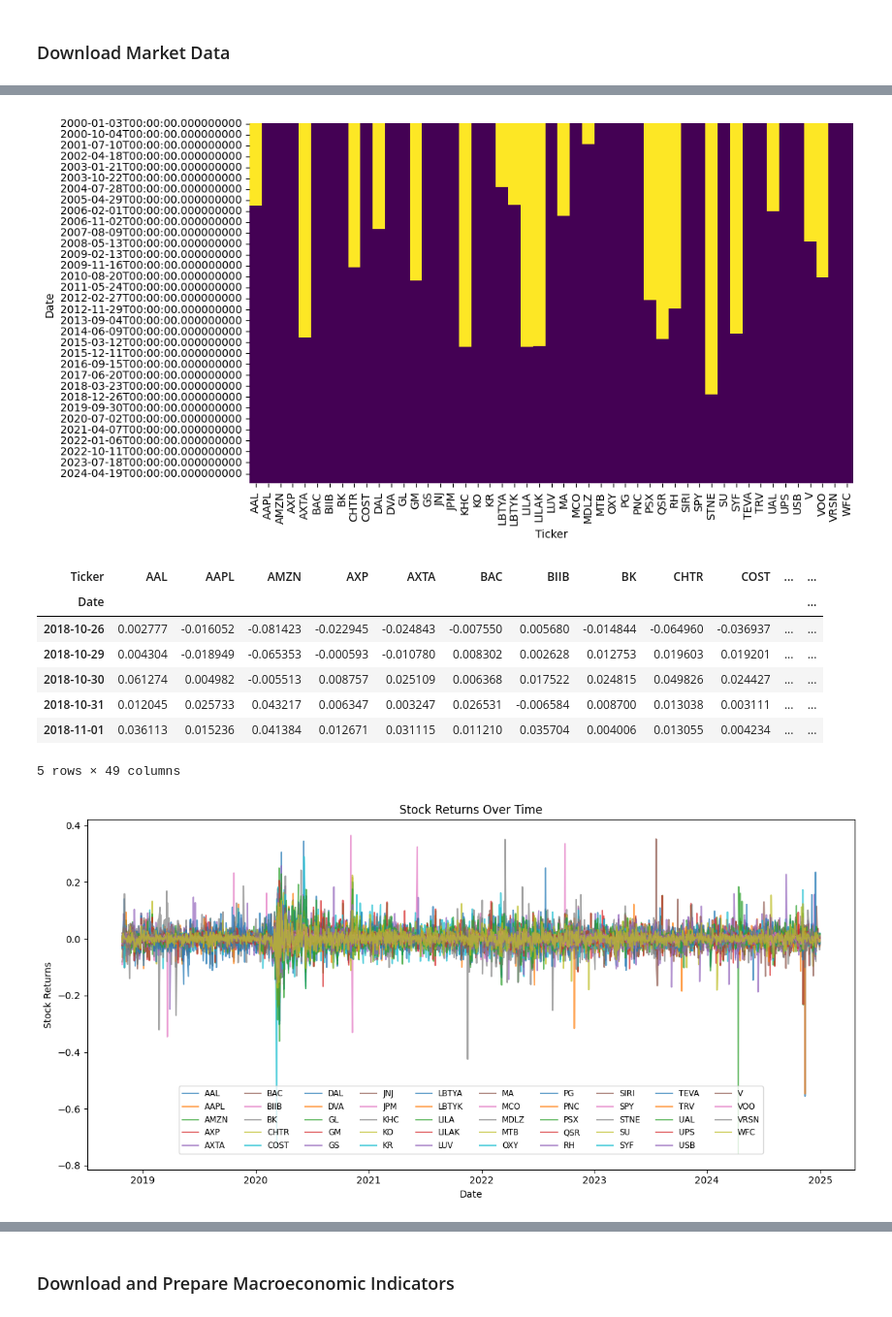
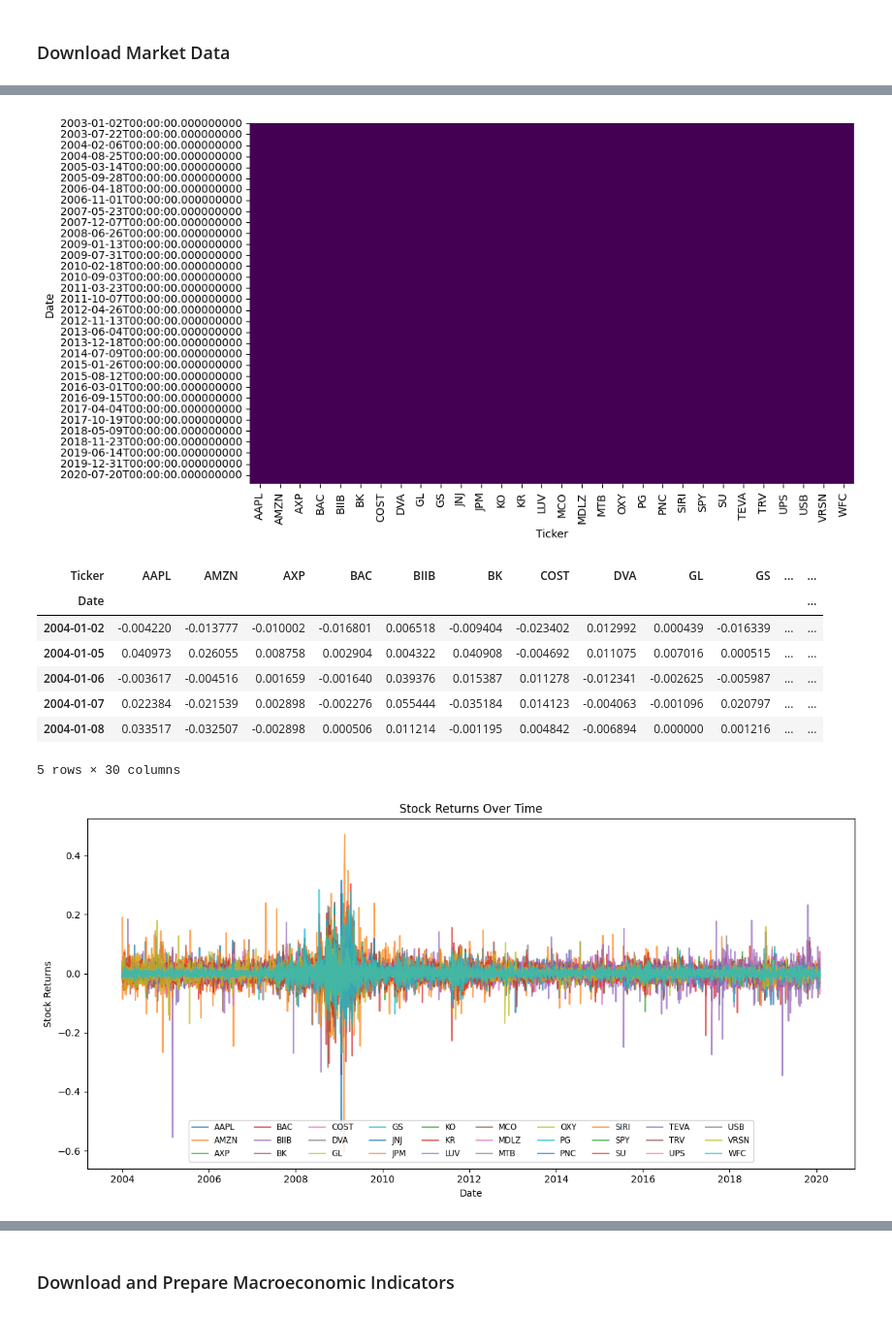
Before and after one commit to GioanZ/Portfolio-Stress-Testing-with-Deep-Generative-Models, a Jupyter notebook: stress_testing.ipynb, the cells around one changed output, grey strips where cells are left out. Shown at 97% size. Cells and saved outputs as stored; diff of their text form; code cells hidden in the pictures.

```diff
--- a/stress_testing.ipynb
+++ b/stress_testing.ipynb
@@ -89,6 +84,23 @@ end_date = "2025-01-01"
+# %%
+portfolio_df = pd.read_csv("portfolio.csv")
+tickers = portfolio_df["ticker"].tolist()
+
+portfolio_df["weight"] = portfolio_df["weight"] / 100.0
+portfolio_weights = portfolio_df["weight"].values
+# %%
+start_date = "2004-01-01"
+backtest_date = "2020-02-01"
+backtest_end = "2020-04-01"
+end_date = "2021-01-01"
+
+# To allow forward fill, download macro data starting 1 year earlier
+pre_start_date = (pd.to_datetime(start_date) - pd.DateOffset(years=1)).strftime(
+    "%Y-%m-%d"
+)
 # %% [markdown]
 ### Download Market Data
 # %%
-market_data = yf.download(tickers, start=start_date, end=end_date, progress=False)
+# Download market data once (Close prices and Volume)
+market_data = yf.download(tickers, start=pre_start_date, end=end_date, progress=False)
 market_data
 # %% [output]
@@ -110,6 +123,18 @@ market_data
+# %%
+close_data = market_data["Close"]
+returns_all = np.log(close_data / close_data.shift(1))
+
+# Use returns only from start_date to backtest_date for training
+returns_train = returns_all.loc[start_date:backtest_date]
+returns_test = returns_all.loc[backtest_date:backtest_end]
+
+# Scale returns
+returns_scaler = StandardScaler()
+returns_train_scaled = returns_train.copy()
+returns_train_scaled.iloc[:] = returns_scaler.fit_transform(returns_train_scaled)
 # %%
 plt.figure(figsize=(10,6))
-sns.heatmap(market_data["Close"].isnull(), cmap="viridis", cbar=False)
+sns.heatmap(returns_all.isnull(), cmap="viridis", cbar=False)
 plt.show()
 # %% [output]
-[figure, old version]
+[figure, new version]
@@ -124,25 +141,25 @@ returns_scaled.iloc[:] = returns_scaler.fit_transform(returns_scaled)
 # %%
-returns.head()
+returns_train.head()
 # %% [output]
-| Ticker | AAL | AAPL | AMZN | AXP | AXTA | BAC | BIIB | BK | CHTR | COST | ... | ... |
+| Ticker | AAPL | AMZN | AXP | BAC | BIIB | BK | COST | DVA | GL | GS | ... | ... |
 | Date |  |  |  |  |  |  |  |  |  |  |  | ... |
-| 2018-10-26 | 0.002777 | -0.016052 | -0.081423 | -0.022945 | -0.024843 | -0.007550 | 0.005680 | -0.014844 | -0.064960 | -0.036937 | ... | ... |
-| 2018-10-29 | 0.004304 | -0.018949 | -0.065353 | -0.000593 | -0.010780 | 0.008302 | 0.002628 | 0.012753 | 0.019603 | 0.019201 | ... | ... |
-| 2018-10-30 | 0.061274 | 0.004982 | -0.005513 | 0.008757 | 0.025109 | 0.006368 | 0.017522 | 0.024815 | 0.049826 | 0.024427 | ... | ... |
-| 2018-10-31 | 0.012045 | 0.025733 | 0.043217 | 0.006347 | 0.003247 | 0.026531 | -0.006584 | 0.008700 | 0.013038 | 0.003111 | ... | ... |
-| 2018-11-01 | 0.036113 | 0.015236 | 0.041384 | 0.012671 | 0.031115 | 0.011210 | 0.035704 | 0.004006 | 0.013055 | 0.004234 | ... | ... |
+| 2004-01-02 | -0.004220 | -0.013777 | -0.010002 | -0.016801 | 0.006518 | -0.009404 | -0.023402 | 0.012992 | 0.000439 | -0.016339 | ... | ... |
+| 2004-01-05 | 0.040973 | 0.026055 | 0.008758 | 0.002904 | 0.004322 | 0.040908 | -0.004692 | 0.011075 | 0.007016 | 0.000515 | ... | ... |
+| 2004-01-06 | -0.003617 | -0.004516 | 0.001659 | -0.001640 | 0.039376 | 0.015387 | 0.011278 | -0.012341 | -0.002625 | -0.005987 | ... | ... |
+| 2004-01-07 | 0.022384 | -0.021539 | 0.002898 | -0.002276 | 0.055444 | -0.035184 | 0.014123 | -0.004063 | -0.001096 | 0.020797 | ... | ... |
+| 2004-01-08 | 0.033517 | -0.032507 | -0.002898 | 0.000506 | 0.011214 | -0.001195 | 0.004842 | -0.006894 | 0.000000 | 0.001216 | ... | ... |
-5 rows × 49 columns
+5 rows × 30 columns
 # %%
 fig, ax = plt.subplots(figsize=(12, 6))
 
-for ticker in returns.columns:
-    ax.plot(returns.index, returns[ticker], label=ticker, alpha=0.7)
+for ticker in returns_train.columns:
+    ax.plot(returns_train.index, returns_train[ticker], label=ticker, alpha=0.7)
 
 ax.set_xlabel('Date')
 ax.set_ylabel('Stock Returns')
 plt.title('Stock Returns Over Time')
-ax.legend(loc='upper center', bbox_to_anchor=(0.5, 0.25), fontsize='small', ncol=10)
+ax.legend(loc='upper center', bbox_to_anchor=(0.5, 0.15), fontsize='small', ncol=10)
 fig.tight_layout()
 plt.show()
 # %% [output]
-[figure, old version]
+[figure, new version]
```
Also changed, not shown: parts of 40 cells of this notebook.
